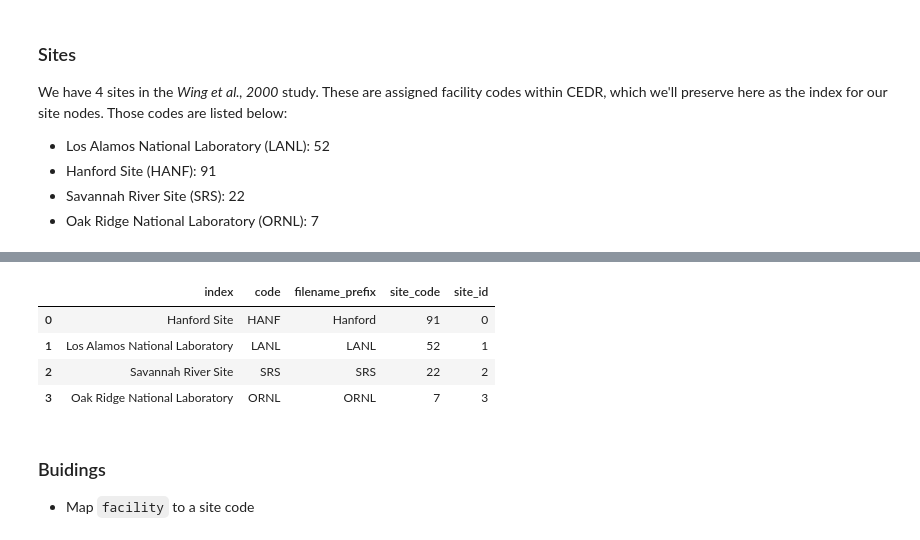
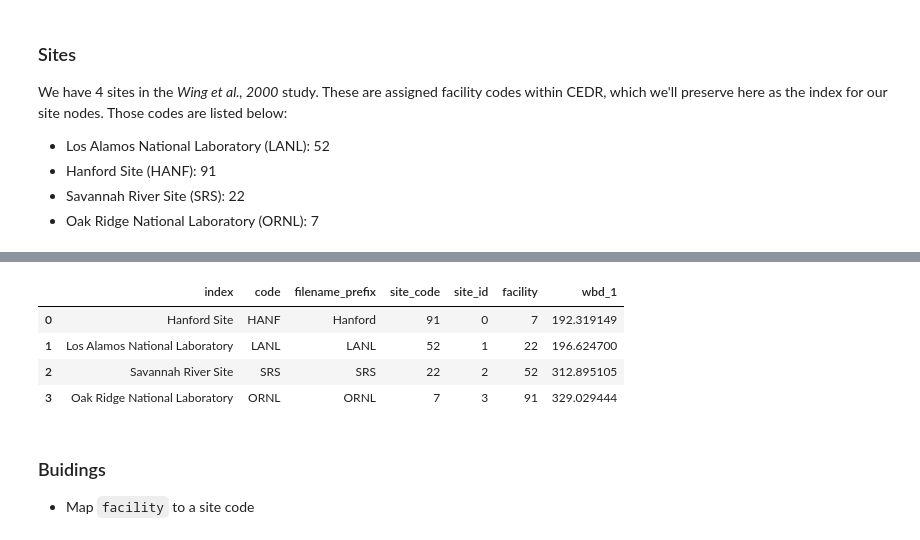
Before and after one commit to andrewbowen19/mastersThesisData698, a Jupyter notebook: Feature_Engineering.ipynb, the cells around one changed output, grey strips where cells are left out. Cells and saved outputs as stored; diff of their text form; code cells hidden in the pictures.

```diff
--- a/Feature_Engineering.ipynb
+++ b/Feature_Engineering.ipynb
@@ -161,3 +172,19 @@ We have 4 sites in the *Wing et al., 2000* study. These are assigned facility co
 - Hanford Site (HANF): 91
 - Savannah River Site (SRS): 22
 - Oak Ridge National Laboratory (ORNL): 7
+# %%
+# Read in site dosimetry data
+site_rad = pd.read_csv("/content/site-external-radiation.csv")
+
+site_rad = cleaner.snake_case_columns(site_rad)
+site_rad = cleaner.trim_whitespace(site_rad)
+
+
+site_rad = site_rad.loc[site_rad['facility']!=""]
+
+site_rad['wbd_1'] = site_rad['wbd_1'].str.replace(".", "0").fillna(0).astype(int)
+site_rad['facility'] = site_rad['facility'].astype(int)
+
+wbd_by_site = site_rad.groupby("facility")['wbd_1'].mean().reset_index()
+wbd_by_site['facility'] = wbd_by_site['facility'].astype(int)
+wbd_by_site
@@ -164,18 +207,20 @@ We have 4 sites in the *Wing et al., 2000* study. These are assigned facility co
 # %%
 # Construct dataframe of sites in our study
 sites_df = pd.DataFrame(site_mapping).T
 sites_df = sites_df.reset_index()
 sites_df['site_id'] = sites_df.index.to_numpy(dtype=int)
 
+sites_df = sites_df.merge(wbd_by_site, how="left", left_on="site_id", right_index=True)
+
 # Create tensor representing sites - using codes as our index
-sites = torch.tensor(data=sites_df.index.unique().tolist(), dtype=torch.long)
+sites = torch.tensor(data=sites_df[['site_id', 'wbd_1']].values.tolist(), dtype=torch.long)
 sites_df.head()
 # %% [output]
-|  | index | code | filename_prefix | site_code | site_id |
-| 0 | Hanford Site | HANF | Hanford | 91 | 0 |
-| 1 | Los Alamos National Laboratory | LANL | LANL | 52 | 1 |
-| 2 | Savannah River Site | SRS | SRS | 22 | 2 |
-| 3 | Oak Ridge National Laboratory | ORNL | ORNL | 7 | 3 |
+|  | index | code | filename_prefix | site_code | site_id | facility | wbd_1 |
+| 0 | Hanford Site | HANF | Hanford | 91 | 0 | 7 | 192.319149 |
+| 1 | Los Alamos National Laboratory | LANL | LANL | 52 | 1 | 22 | 196.624700 |
+| 2 | Savannah River Site | SRS | SRS | 22 | 2 | 52 | 312.895105 |
+| 3 | Oak Ridge National Laboratory | ORNL | ORNL | 7 | 3 | 91 | 329.029444 |
 # %% [markdown]
 ### Buidings
 
```
Also changed, not shown: parts of 22 cells of this notebook.
